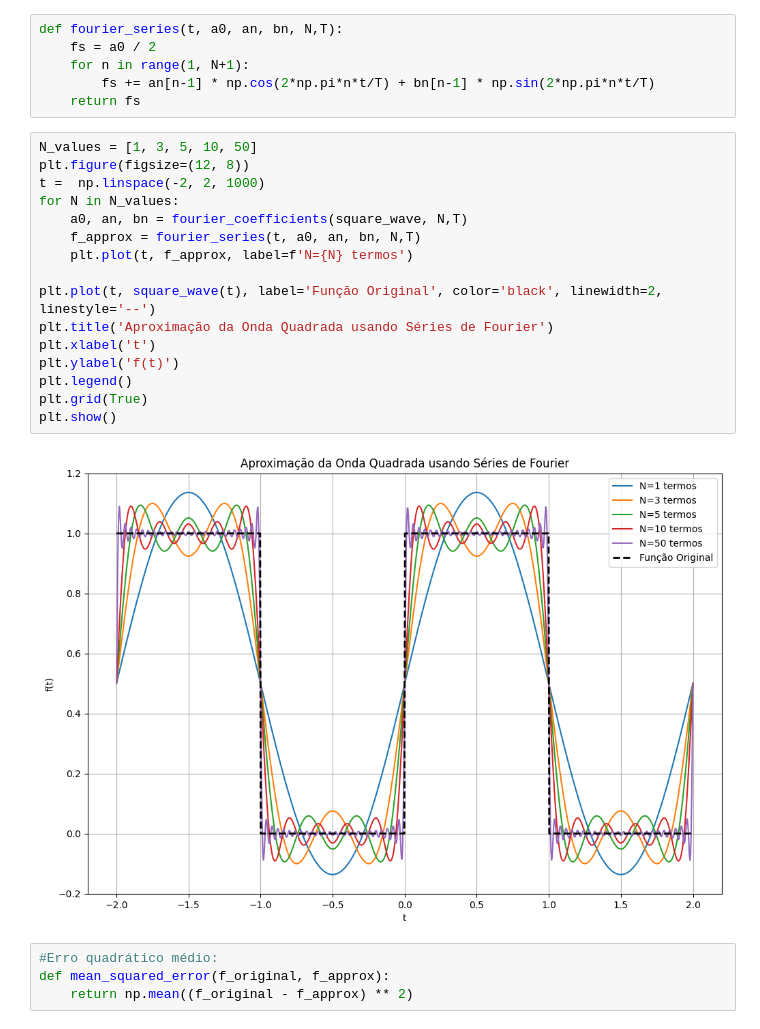
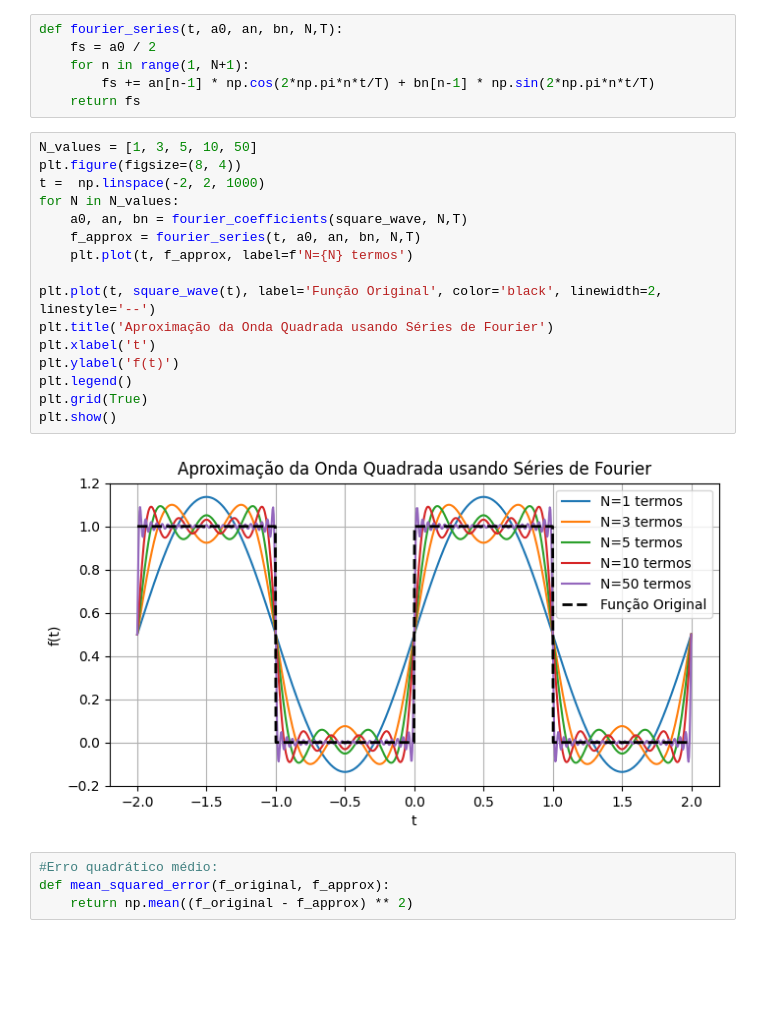
Before and after one commit to fernandodeeke/curso_python, a Jupyter notebook: fourier1.ipynb, the cells around one changed output. Cells and saved outputs as stored; diff of their text form; blank space fills up the shorter version.

```diff
--- a/fourier1.ipynb
+++ b/fourier1.ipynb
@@ -101,22 +99,22 @@ def fourier_series(t, a0, an, bn, N,T):
     return fs
 # %%
 N_values = [1, 3, 5, 10, 50]
-plt.figure(figsize=(12, 8))
+plt.figure(figsize=(8, 4))
 t =  np.linspace(-2, 2, 1000)
 for N in N_values:
     a0, an, bn = fourier_coefficients(square_wave, N,T)
     f_approx = fourier_series(t, a0, an, bn, N,T)
     plt.plot(t, f_approx, label=f'N={N} termos')
 
 plt.plot(t, square_wave(t), label='Função Original', color='black', linewidth=2, linestyle='--')
 plt.title('Aproximação da Onda Quadrada usando Séries de Fourier')
 plt.xlabel('t')
 plt.ylabel('f(t)')
 plt.legend()
 plt.grid(True)
 plt.show()
 # %% [output]
-[figure, old version]
+[figure, new version]
 # %%
 #Erro quadrático médio:
 def mean_squared_error(f_original, f_approx):
```
Also changed, not shown: parts of 3 cells of this notebook.
